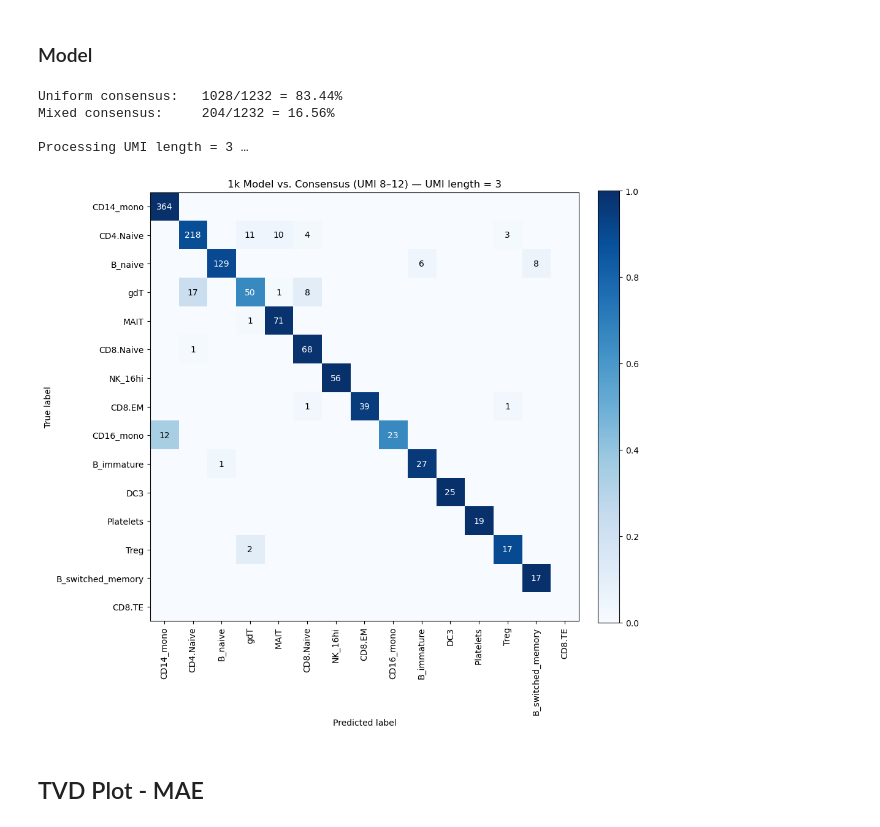
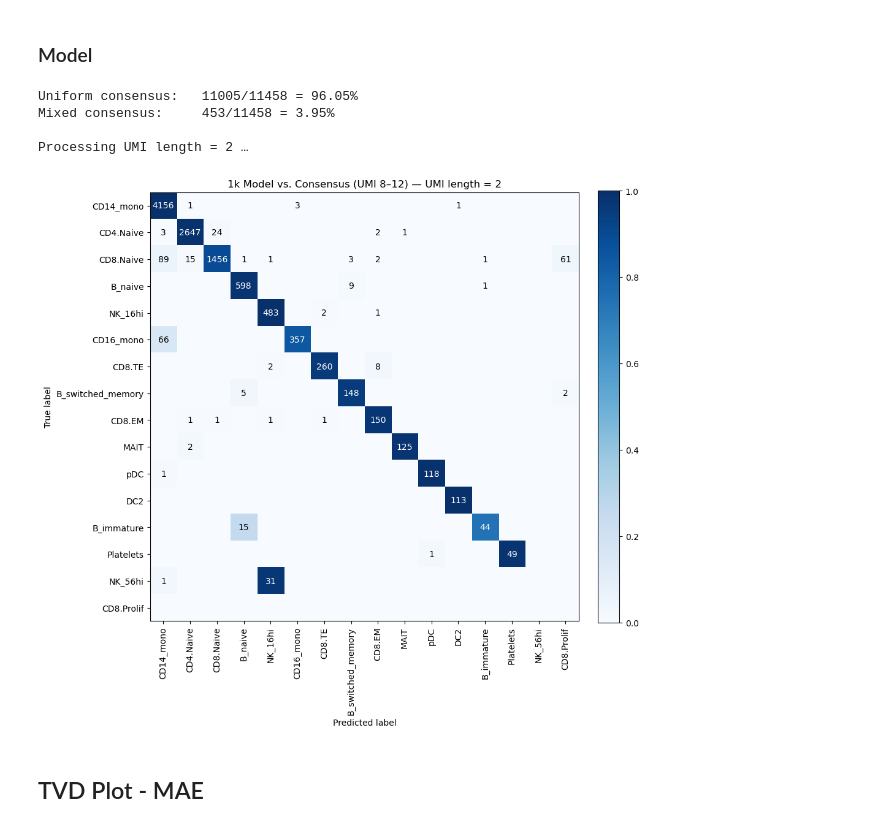
Before and after one commit to agdylan/minimal_UMIs, a Jupyter notebook: figures_ur/manuscript_figures_notebook.ipynb, the cells around one changed output. Cells and saved outputs as stored; diff of their text form; code cells hidden in the pictures.

Commit message:
figures update

```diff
--- a/figures_ur/manuscript_figures_notebook.ipynb
+++ b/figures_ur/manuscript_figures_notebook.ipynb
@@ -1001,7 +1001,17 @@ for cell in common_cells:
 
 # ──────────────────────────────────────────────────────────────────────────────
 # 2) Exclude these from the axes
-exclude = {"Plasma_cell_IgG", "CD4.Prolif", "pDC"}
+# exclude = {"Plasma_cell_IgG", "CD4.Prolif", "pDC"}
+exclude = {
+    "B_exhausted",
+    "B_non-switched_memory",
+    "CD4.Prolif",
+    "DC1",
+    "HSC_CD38pos",
+    "HSC_erythroid",
+    "gdT",
+    "Plasma_cell_IgA"
+} #10k
 
 # ──────────────────────────────────────────────────────────────────────────────
 # 3) Print uniform‐vote stats once
@@ -1016,7 +1026,7 @@ print(f"Mixed consensus:     {non_uniform}/{total} = {non_uniform/total*100:.2f}
 
 # ──────────────────────────────────────────────────────────────────────────────
 # 4) Only process UMI length of 3
-umi = 3
+umi = 2
 print(f"Processing UMI length = {umi} …")
 
 # load inverted‐model AnnData
@@ -1062,37 +1072,37 @@ labels   = [labels[idx] for idx in order]
 fig, ax = plt.subplots(figsize=(10, 10))
 im = ax.imshow(cm_prop, cmap="Blues", vmin=0, vmax=1)
 
 # ticks & labels
 ax.set_xticks(np.arange(n))
 ax.set_yticks(np.arange(n))
 ax.set_xticklabels(labels, rotation=90, ha="center")
 ax.set_yticklabels(labels)
 ax.set_xlabel("Predicted label")
 ax.set_ylabel("True label")
 ax.set_title(f"1k Model vs. Consensus (UMI 8–12) — UMI length = {umi}")
 
 # annotate with raw counts; text white if prop>0.5
 thresh = 0.5
 for r in range(n):
     for c in range(n):
         cnt = cm[r, c]
         if cnt == 0:
             continue
         color = "white" if cm_prop[r, c] > thresh else "black"
         ax.text(c, r, str(cnt), ha="center", va="center", color=color)
 
 # colorbar
 cbar = fig.colorbar(im, ax=ax, fraction=0.046, pad=0.04)
 
 plt.tight_layout()
 plt.savefig(f"/data/dagyeman/cellranger/bam_file_analysis/figures_ur/manuscript_figures/10k_PBMCs/model_confusion_matrix_UMI_{umi}.pdf")
 plt.show()
 # %% [output]
-Uniform consensus:   1028/1232 = 83.44%
-Mixed consensus:     204/1232 = 16.56%
+Uniform consensus:   11005/11458 = 96.05%
+Mixed consensus:     453/11458 = 3.95%
 
-Processing UMI length = 3 …
+Processing UMI length = 2 …
-[figure, old version]
+[figure, new version]
 # %% [markdown]
 ## TVD Plot - MAE
 # %%
```
Also changed, not shown: parts of 2 cells of this notebook, 1 other file.
